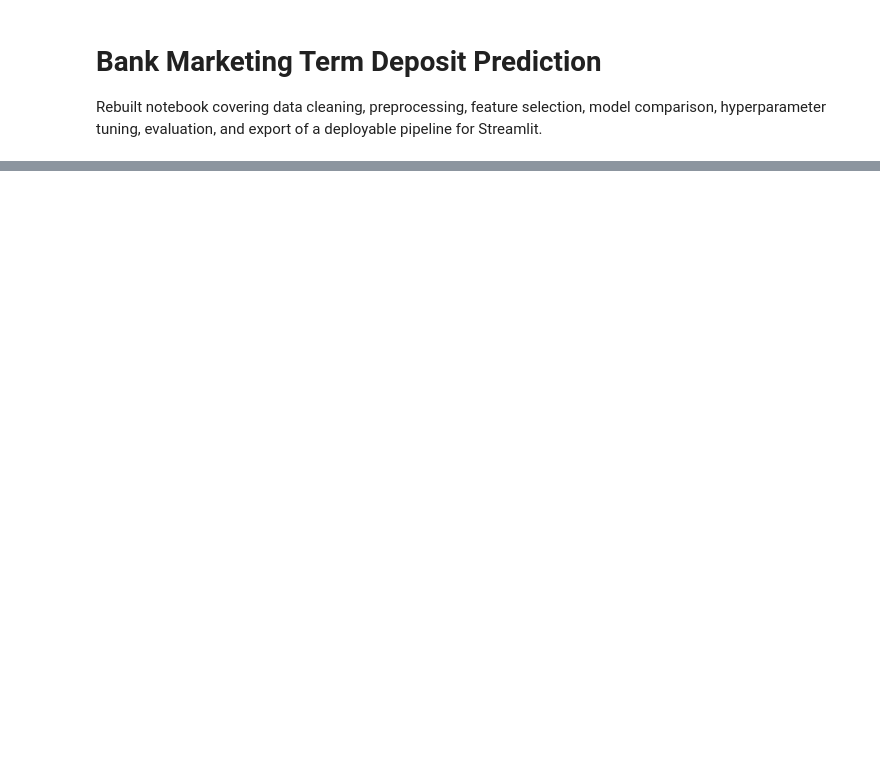
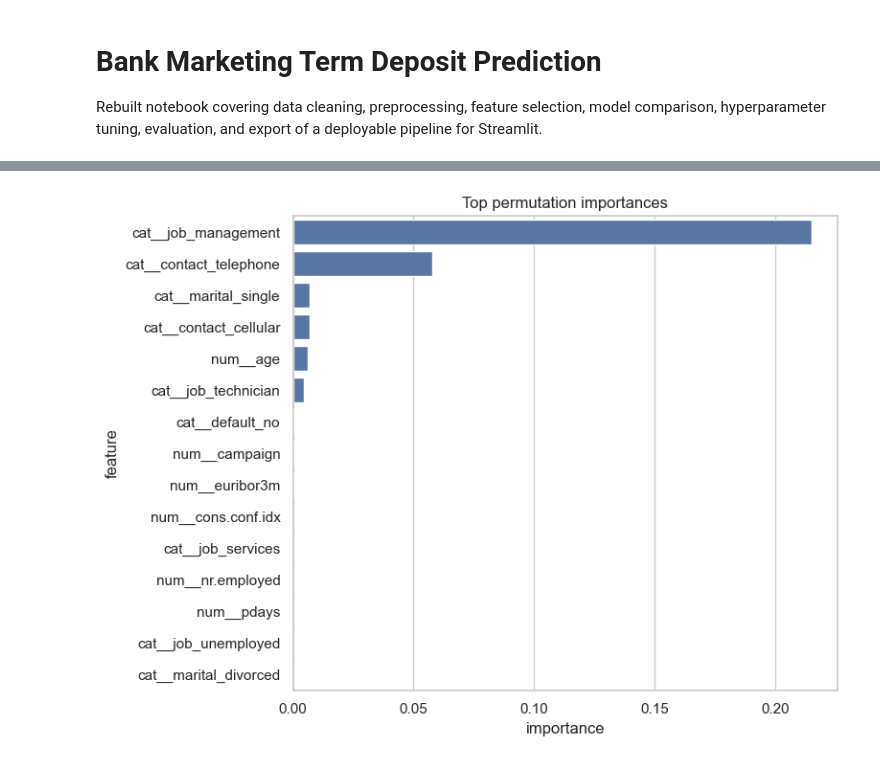
Before and after one commit to kaancakr/Bank-Term-Deposit-Prediction, a Jupyter notebook: project.ipynb, the cells around one changed output, grey strips where cells are left out. Drawn from its saved outputs; the diff is of its cells as text; code cells hidden in the pictures; blank space fills up the shorter version.

Commit message:
model training updated

```diff
--- a/project.ipynb
+++ b/project.ipynb
@@ -197,25 +257,36 @@ plt.show()
 # %%
 # Feature importance via permutation importance on test set
 
 from sklearn.inspection import permutation_importance
 
-perm = permutation_importance(best_model, X_test, y_test, n_repeats=10, random_state=RANDOM_STATE, scoring='roc_auc')
+perm = permutation_importance(
+    best_model,
+    X_test,
+    y_test,
+    n_repeats=10,
+    random_state=RANDOM_STATE,
+    scoring='roc_auc'
+)
 
-# Map back to feature names after preprocessing
+# Map back to feature names after preprocessing/selection
 feature_names = best_model.named_steps['preprocess'].get_feature_names_out()
 selected_mask = best_model.named_steps['selector'].get_support()
 selected_features = feature_names[selected_mask]
 
+# Align lengths in case of any mismatch
+n = min(len(selected_features), len(perm.importances_mean))
 importances = pd.DataFrame({
-    'feature': selected_features,
-    'importance': perm.importances_mean
+    'feature': selected_features[:n],
+    'importance': perm.importances_mean[:n]
 }).sort_values('importance', ascending=False).head(15)
 
 plt.figure(figsize=(8, 6))
 sns.barplot(data=importances, y='feature', x='importance')
 plt.title('Top permutation importances')
 plt.tight_layout()
 plt.show()
+# %% [output]
+[figure, added]
 # %%
 # Persist model and metrics for Streamlit
 
```
Also changed, not shown: parts of 7 cells of this notebook, 2 other files.
